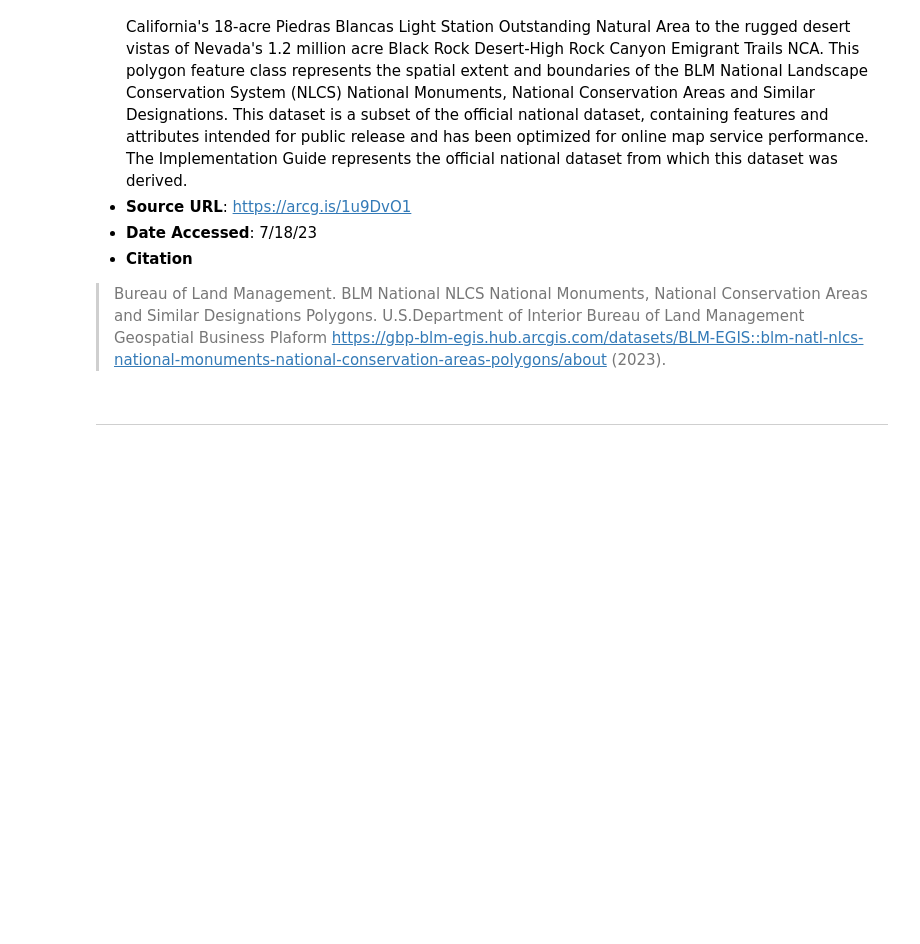
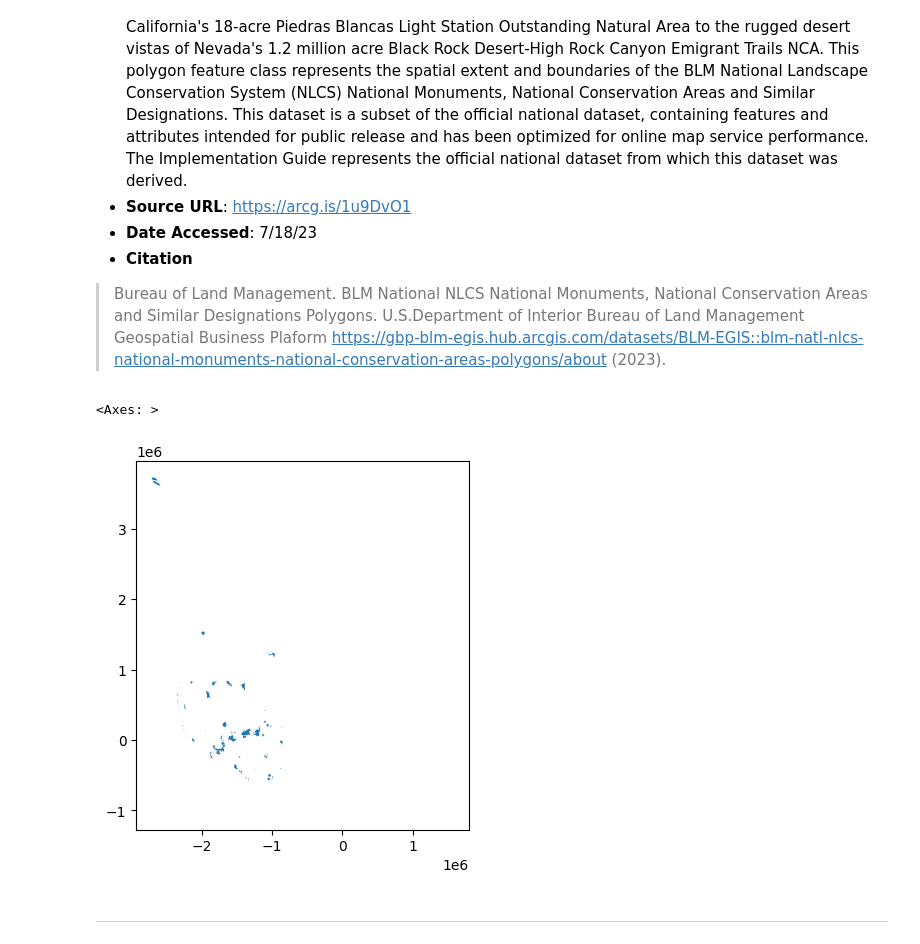
Before and after one commit to IMMM-SFA/gridcerf, a Jupyter notebook: notebooks/build_common_suitability.ipynb, the cells around one changed output. Cells and saved outputs as stored; diff of their text form; code cells hidden in the pictures; blank space fills up the shorter version.

```diff
--- a/notebooks/build_common_suitability.ipynb
+++ b/notebooks/build_common_suitability.ipynb
@@ -234,28 +237,33 @@ _______
 # %%
 # source directory
 data_dir = os.path.join(source_dir, "blm_nlcs_national-monuments")
 
 # input data
 input_file = os.path.join(data_dir, "BLM_Natl_NLCS_National_Monuments_National_Conservation_Areas_Polygons.shp")
 
 # read in shapefile
-gdf = gpd.read_file(input_file)
+gdf_nat_mon = gpd.read_file(input_file)
 
 # reproject to GRIDCERF
-gdf = gdf.to_crs(template_crs)
+gdf_nat_mon = gdf_nat_mon.to_crs(template_crs)
 
 # assign raster value field
-gdf["rval"] = 1
+gdf_nat_mon["rval"] = 1
 
 # output raster name
 output_raster = os.path.join(output_dir, "gridcerf_blm_nlcs_national_monument_conus.tif")
 
 # rasterize
 vector_to_raster(template_raster,
-                 gdf,
+                 gdf_nat_mon,
                  value_field="rval",
                  output_raster=output_raster,
                  all_touched=True)
+
+gdf_nat_mon.plot()
+# %% [output]
+<Axes: >
+[figure, added]
 # %% [markdown]
 _______
 # %% [markdown]
```
Also changed, not shown: parts of 40 cells of this notebook.
